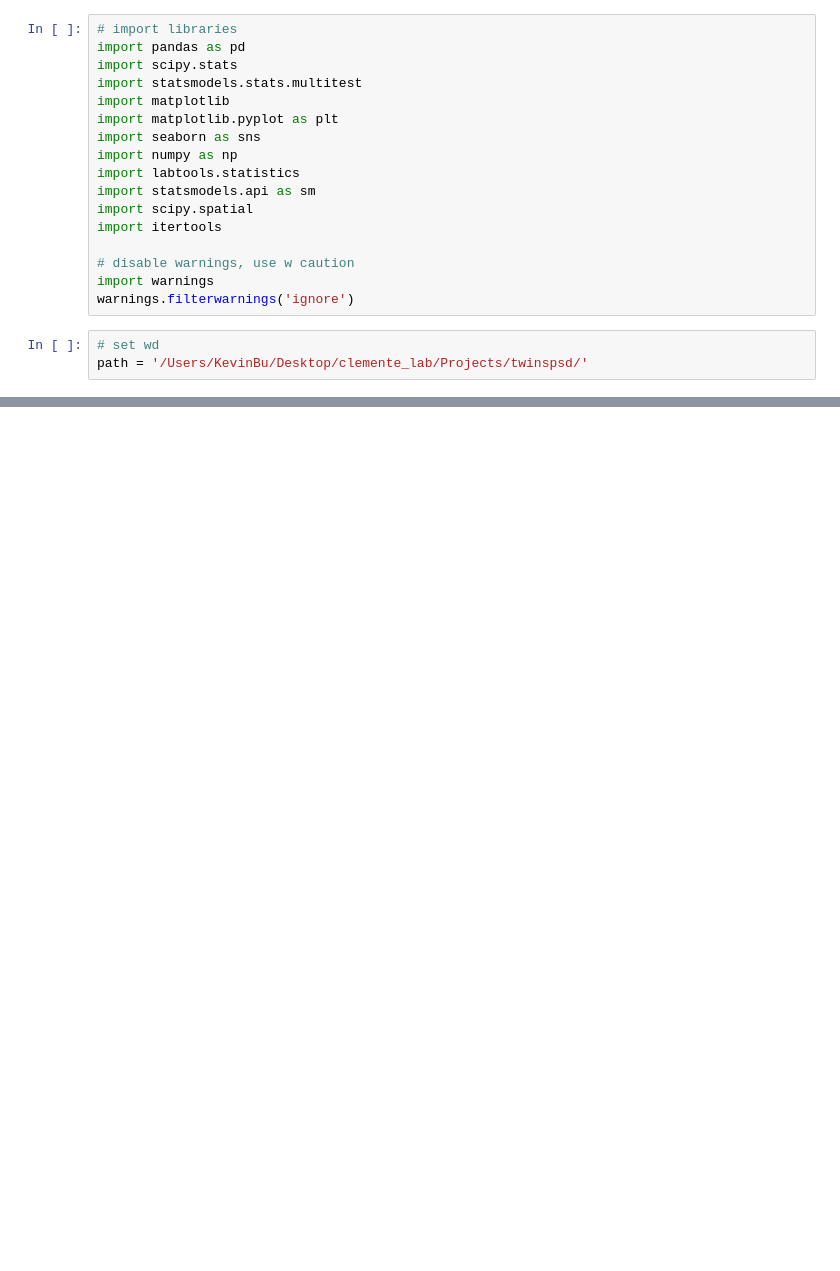
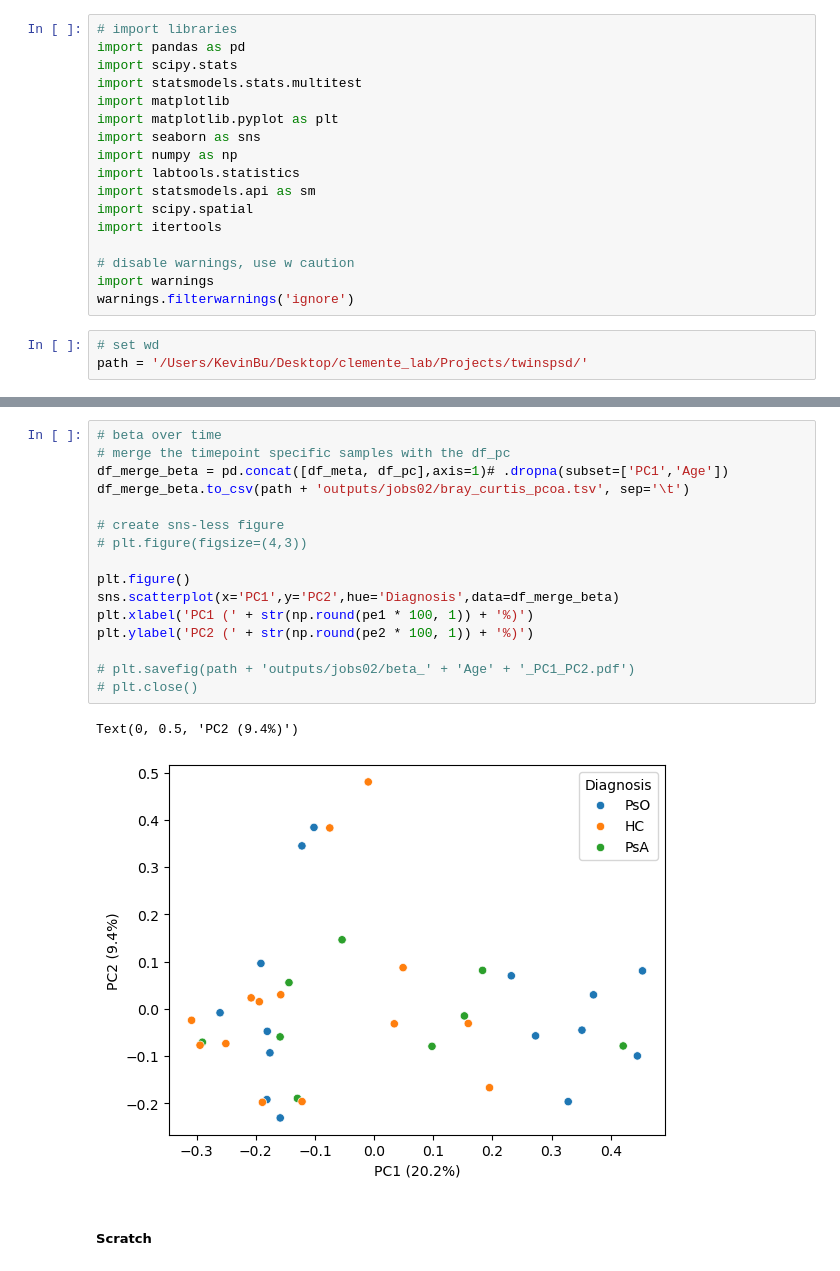
Before and after one commit to kbpi314/twinspsd, a Jupyter notebook: code/twinspsd_v1.ipynb, the cells around one changed output, grey strips where cells are left out. Drawn from its saved outputs; the diff is of its cells as text; blank space fills up the shorter version.

```diff
--- a/code/twinspsd_v1.ipynb
+++ b/code/twinspsd_v1.ipynb
@@ -75,0 +701,21 @@ Name: count, dtype: int64
+# %%
+# beta over time
+# merge the timepoint specific samples with the df_pc
+df_merge_beta = pd.concat([df_meta, df_pc],axis=1)# .dropna(subset=['PC1','Age'])
+df_merge_beta.to_csv(path + 'outputs/jobs02/bray_curtis_pcoa.tsv', sep='\t')
+
+# create sns-less figure
+# plt.figure(figsize=(4,3))
+
+plt.figure()
+sns.scatterplot(x='PC1',y='PC2',hue='Diagnosis',data=df_merge_beta)
+plt.xlabel('PC1 (' + str(np.round(pe1 * 100, 1)) + '%)')
+plt.ylabel('PC2 (' + str(np.round(pe2 * 100, 1)) + '%)')
+
+# plt.savefig(path + 'outputs/jobs02/beta_' + 'Age' + '_PC1_PC2.pdf')
+# plt.close()
+# %% [output]
+Text(0, 0.5, 'PC2 (9.4%)')
+[figure, added]
+# %% [markdown]
+##### Scratch #####
```
Also changed, not shown: parts of 20 cells of this notebook, 3 other files.
